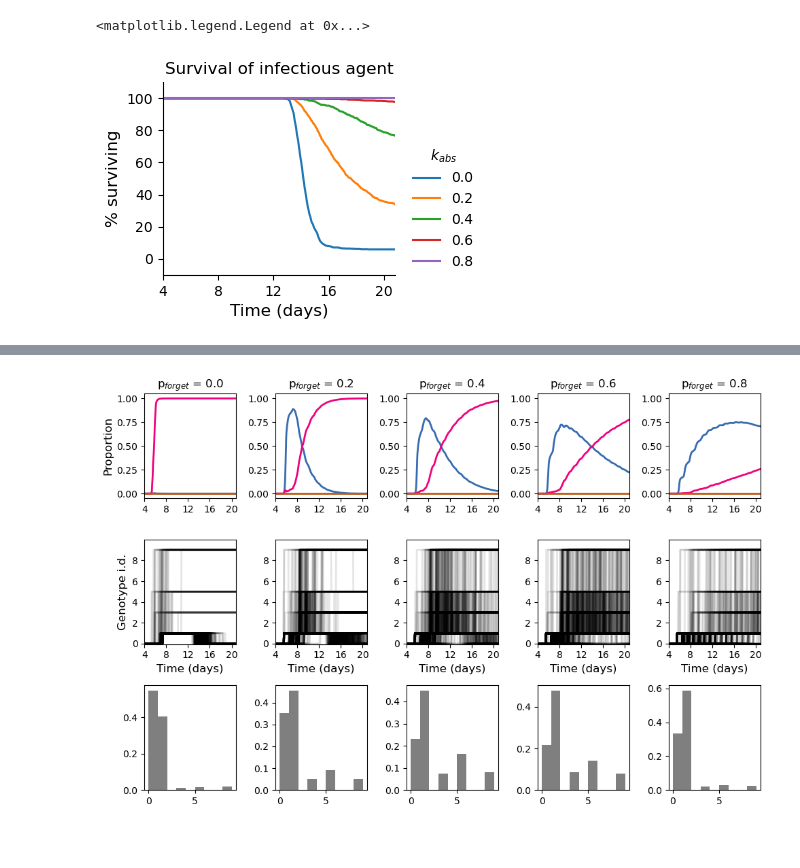
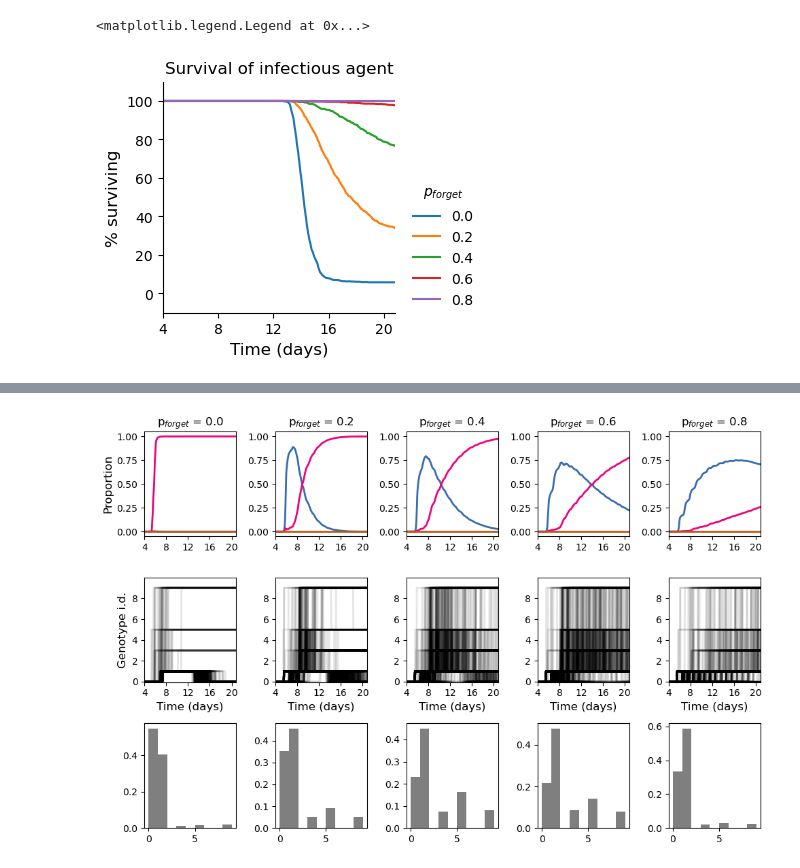
Before and after one commit to eshanking/seascapes_figures, a Jupyter notebook: figure_code/non_adherence_fig.ipynb, the cells around one changed output, grey strips where cells are left out. Saved outputs shown, nothing was run; the diff lists cells and outputs as text; code cells hidden in the pictures; blank space fills up the shorter version.

```diff
--- a/figure_code/non_adherence_fig.ipynb
+++ b/figure_code/non_adherence_fig.ipynb
@@ -28,7 +28,7 @@ n_sims = exp_info.n_sims
 p_drop = exp_info.prob_drops
 
 # fig,ax = plt.subplots(nrows=1,ncols=3,figsize=(8,2.5))
-fig,ax = plt.subplots(figsize=(3,2.5))
+fig,ax = plt.subplots(figsize=(3,3))
 
 pop = exp_info.populations[0]
 
@@ -50,32 +50,32 @@ for p_drop in km_data.keys():
 
     death_event_times = exp_dict['survival']
 
     ax = plotter.plot_kaplan_meier(pop,death_event_times,
                                         ax=ax,
                                         n_sims=n_sims,
                                         label=p_drop,
                                         mode='survival',
                                         t_max=tmax)
 
 ax.spines["right"].set_visible(False)
 ax.spines["top"].set_visible(False)
 
 pad = 0.05
 
 ax.set_ylabel('% surviving',fontsize=12)
 ax.set_xlabel('Time (days)',fontsize=12)
 
 ax.set_title('Survival of infectious agent',fontsize=12)
 
 ax.set_ylim([-10,110])
 
 ax.set_xticks(xticks)
 
 ax = plotter.x_ticks_to_days(pop,ax)
 
 ax.set_xlim([xmin,xmax])
 
-ax.legend(frameon=False,fontsize=10,loc=(1.05,0),title='$k_{abs}$')
+ax.legend(frameon=False,fontsize=10,loc=(1.05,0),title='$p_{forget}$')
 # %% [output]
 <matplotlib.legend.Legend at 0x...>
-[figure, old version]
+[figure, new version]
```
Also changed, not shown: parts of 2 cells of this notebook.
